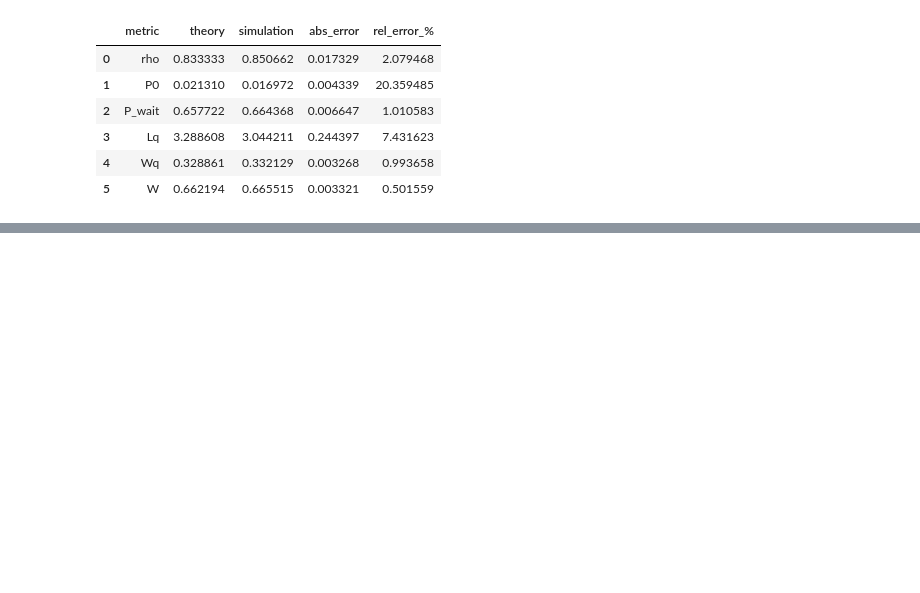
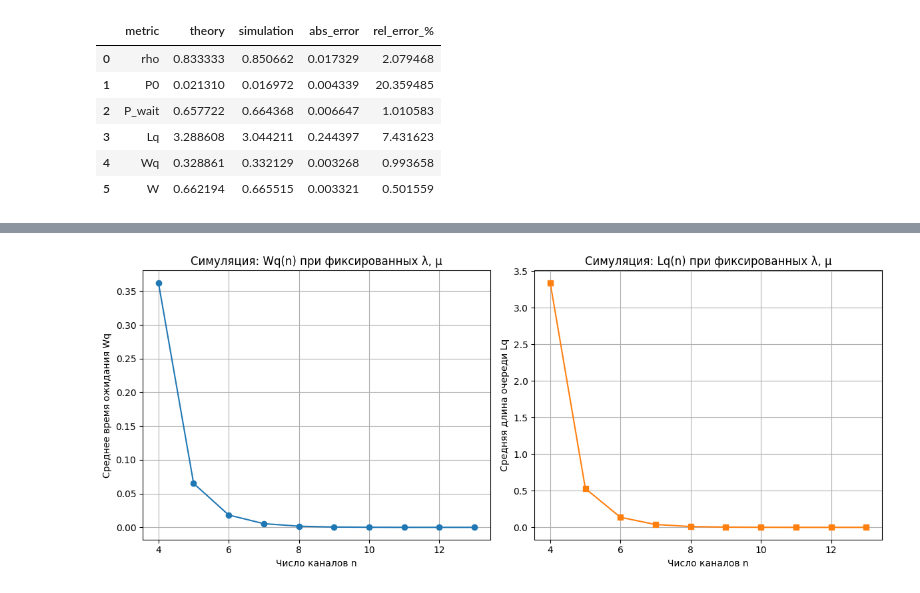
Before and after one commit to IlyaAGL/serv1, a Jupyter notebook: lab2.ipynb, the cells around one changed output, grey strips where cells are left out. Cells and saved outputs as stored; diff of their text form; code cells hidden in the pictures; blank space fills up the shorter version.

Commit message:
add graphics

```diff
--- a/lab2.ipynb
+++ b/lab2.ipynb
@@ -303,0 +348,17 @@ compare
+# %%
+fig, ax = plt.subplots(1, 2, figsize=(12, 5))
+
+ax[0].plot(df_sim_by_n["n"], df_sim_by_n["Wq"], "o-", label="Wq (сим)")
+ax[0].set_xlabel("Число каналов n")
+ax[0].set_ylabel("Среднее время ожидания Wq")
+ax[0].set_title("Симуляция: Wq(n) при фиксированных λ, μ")
+
+ax[1].plot(df_sim_by_n["n"], df_sim_by_n["Lq"], "s-", color="C1", label="Lq (сим)")
+ax[1].set_xlabel("Число каналов n")
+ax[1].set_ylabel("Средняя длина очереди Lq")
+ax[1].set_title("Симуляция: Lq(n) при фиксированных λ, μ")
+
+plt.tight_layout()
+plt.show()
+# %% [output]
+[figure, added]
```
Also changed, not shown: parts of 3 cells of this notebook.
